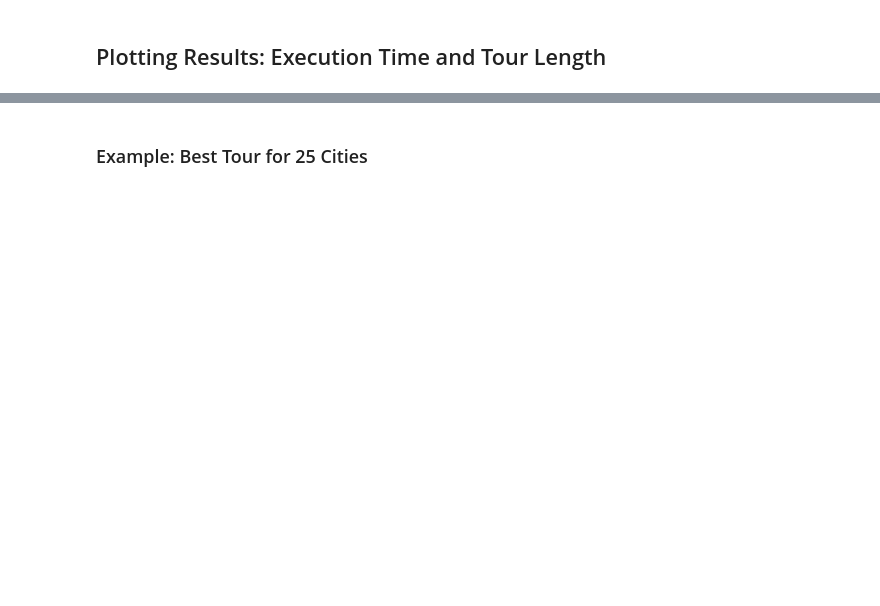
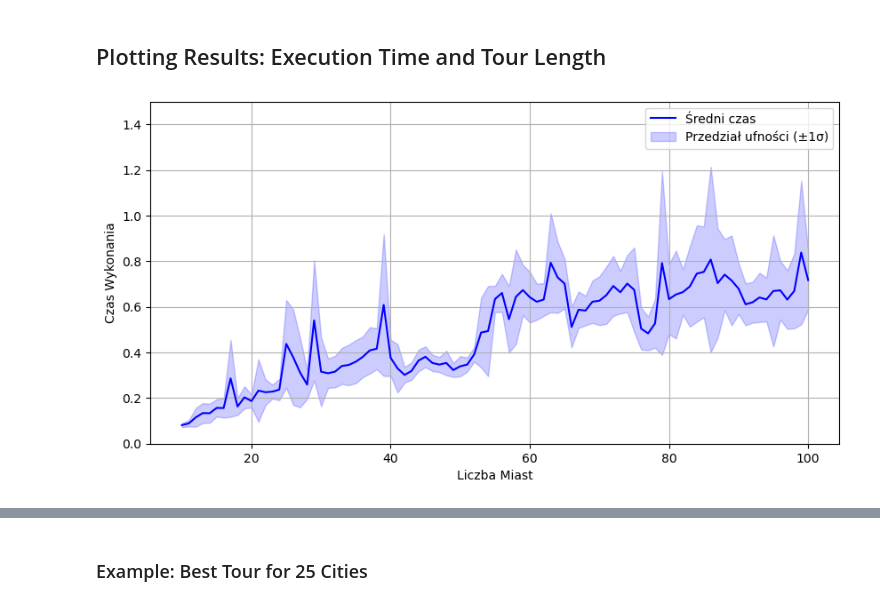
Before and after one commit to AntekBall/NMOprojektTSP, a Jupyter notebook: MC_solver.ipynb, the cells around one changed output, grey strips where cells are left out. Drawn from its saved outputs; the diff is of its cells as text; code cells hidden in the pictures; blank space fills up the shorter version.

```diff
--- a/MC_solver.ipynb
+++ b/MC_solver.ipynb
@@ -109,2 +152,29 @@ KeyboardInterrupt:
 # %% [markdown]
 ## Plotting Results: Execution Time and Tour Length
+# %%
+grouped = df.groupby("Number of Cities")["Time (s)"]
+mean_time = grouped.mean()
+std_time = grouped.std()
+
+# X i Y
+x = mean_time.index
+y = mean_time.values
+yerr = std_time.values
+
+# Wykres
+plt.figure(figsize=(10, 5))
+plt.plot(x, y, label="Średni czas", color='blue')
+plt.fill_between(x, y - yerr, y + yerr, color='blue', alpha=0.2, label="Przedział ufności (±1σ)")
+
+# plt.title("Czas Wykonania a Liczba Miast")
+plt.xlabel("Liczba Miast")
+plt.ylabel("Czas Wykonania")
+plt.grid(True)
+plt.legend()
+# plt.ylim(0, 10)
+# plt.savefig(".\images\mc_tsp_time.png", dpi=100, bbox_inches='tight')
+plt.ylim(0, 1.5)
+plt.savefig(".\images\mc_tsp_time_scaled.png", dpi=100, bbox_inches='tight')
+plt.show()
+# %% [output]
+[figure, added]
```
Also changed, not shown: parts of 5 cells of this notebook, 20 other files.
